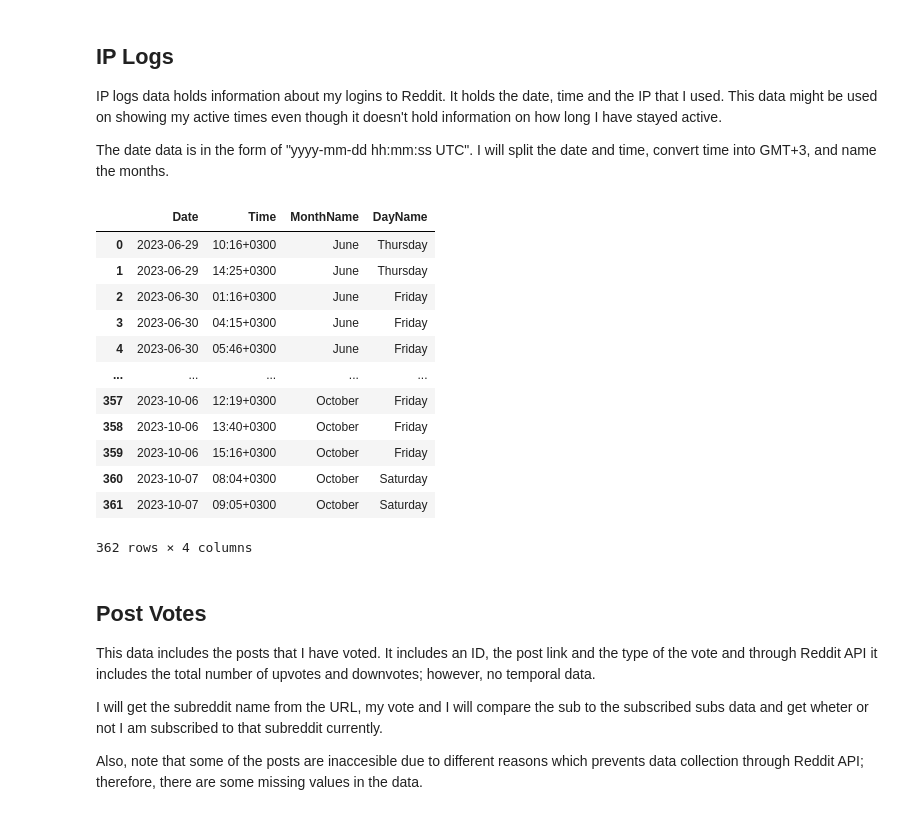
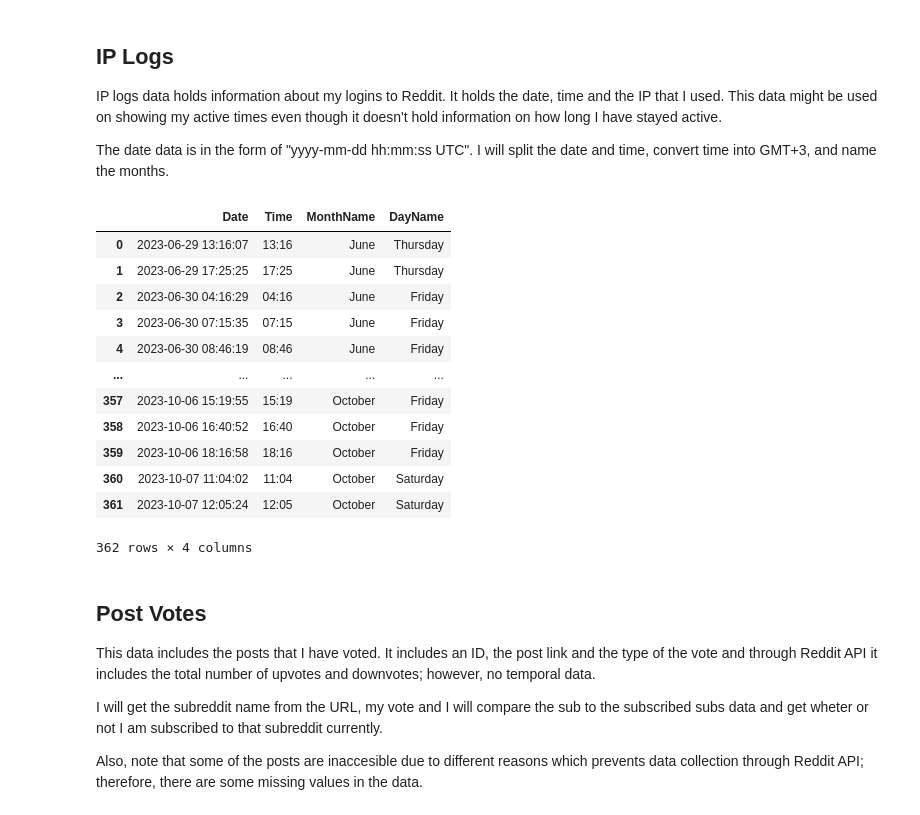
Before and after one commit to firatbatar/my-reddit-data, a Jupyter notebook: reddit_analysis.ipynb, the cells around one changed output. Cells and saved outputs as stored; diff of their text form; code cells hidden in the pictures.

```diff
--- a/reddit_analysis.ipynb
+++ b/reddit_analysis.ipynb
@@ -12,10 +12,16 @@ import altair as alt
 
 I will define some functions to avoid repetation in the code.
 # %%
+def change_datetime_zone(df):
+    df = datetime.strptime(df, "%Y-%m-%d %H:%M:%S")
+    hour_diff = timedelta(hours=3)
+    df = df + hour_diff
+    return df
+
 def raw_date_to_datetime(raw_date):
-    datetime_dict = {"Date": None, "MonthName": None, "Time": None}  # New row to replace
-    datetime_dict["Date"] = raw_date.strftime("%d-%m-%Y")  # Get the date in the format "DD.MM.YYYY"
-    datetime_dict["Time"] = raw_date.strftime("%H:%M%z")  # Get the time in format "HH:MM+HHMM"
+    datetime_dict = dict()  # New row to replace
+    datetime_dict["Date"] = raw_date  # Get the date in the format "DD.MM.YYYY"
+    datetime_dict["Time"] = raw_date.strftime("%H:%M")  # Get the time in format "HH:MM"
     datetime_dict["MonthName"] = raw_date.strftime("%B")  # Get the full month name
     datetime_dict["DayName"] = raw_date.strftime("%A")  # Get the full day name
 
@@ -148,40 +154,40 @@ login_datetime_df = pd.read_csv(data_path + fname).rename(columns={"date": "RawD
 # %%
 try:
     raw_date_col = login_datetime_df["RawDate"]  # Raw Date column
 
     # Add new columns
     login_datetime_df[["Date", "Time", "MonthName", "DayName"]] = None
 
     for idx in range(len(raw_date_col)):
         raw_date = raw_date_col.iloc[idx].replace(" UTC", "")  # Get the time in UTC time
 
         # Convert datetime to local time zone
-        local_datetime = datetime.fromisoformat(raw_date).astimezone()
+        local_datetime = change_datetime_zone(raw_date)
         datetime_dict = raw_date_to_datetime(local_datetime)
 
         # Insert items from datetime_dict to the new columns
         for key in datetime_dict:
             login_datetime_df.loc[idx, key] = datetime_dict[key]
 
     login_datetime_df = login_datetime_df.drop(columns="RawDate")
 except KeyError:
     pass
 
-login_datetime_df["Date"] = pd.to_datetime(login_datetime_df["Date"], format="%d-%m-%Y")
+login_datetime_df["Date"] = pd.to_datetime(login_datetime_df["Date"])
 login_datetime_df
 # %% [output]
 |  | Date | Time | MonthName | DayName |
-| 0 | 2023-06-29 | 10:16+0300 | June | Thursday |
-| 1 | 2023-06-29 | 14:25+0300 | June | Thursday |
-| 2 | 2023-06-30 | 01:16+0300 | June | Friday |
-| 3 | 2023-06-30 | 04:15+0300 | June | Friday |
-| 4 | 2023-06-30 | 05:46+0300 | June | Friday |
+| 0 | 2023-06-29 13:16:07 | 13:16 | June | Thursday |
+| 1 | 2023-06-29 17:25:25 | 17:25 | June | Thursday |
+| 2 | 2023-06-30 04:16:29 | 04:16 | June | Friday |
+| 3 | 2023-06-30 07:15:35 | 07:15 | June | Friday |
+| 4 | 2023-06-30 08:46:19 | 08:46 | June | Friday |
 | ... | ... | ... | ... | ... |
-| 357 | 2023-10-06 | 12:19+0300 | October | Friday |
-| 358 | 2023-10-06 | 13:40+0300 | October | Friday |
-| 359 | 2023-10-06 | 15:16+0300 | October | Friday |
-| 360 | 2023-10-07 | 08:04+0300 | October | Saturday |
-| 361 | 2023-10-07 | 09:05+0300 | October | Saturday |
+| 357 | 2023-10-06 15:19:55 | 15:19 | October | Friday |
+| 358 | 2023-10-06 16:40:52 | 16:40 | October | Friday |
+| 359 | 2023-10-06 18:16:58 | 18:16 | October | Friday |
+| 360 | 2023-10-07 11:04:02 | 11:04 | October | Saturday |
+| 361 | 2023-10-07 12:05:24 | 12:05 | October | Saturday |
 362 rows × 4 columns
 # %% [markdown]
 ## Post Votes
```
Also changed, not shown: parts of 10 cells of this notebook.
